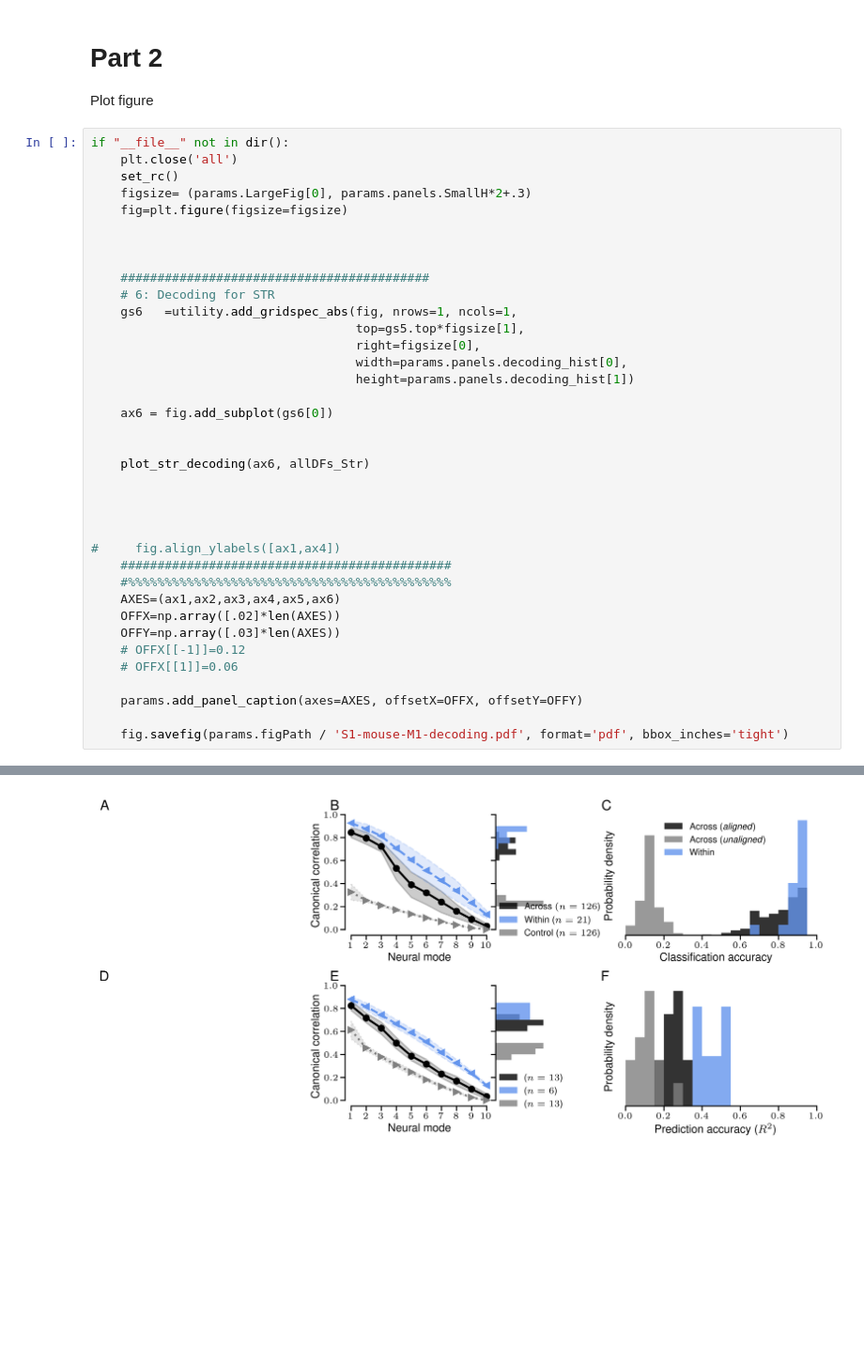
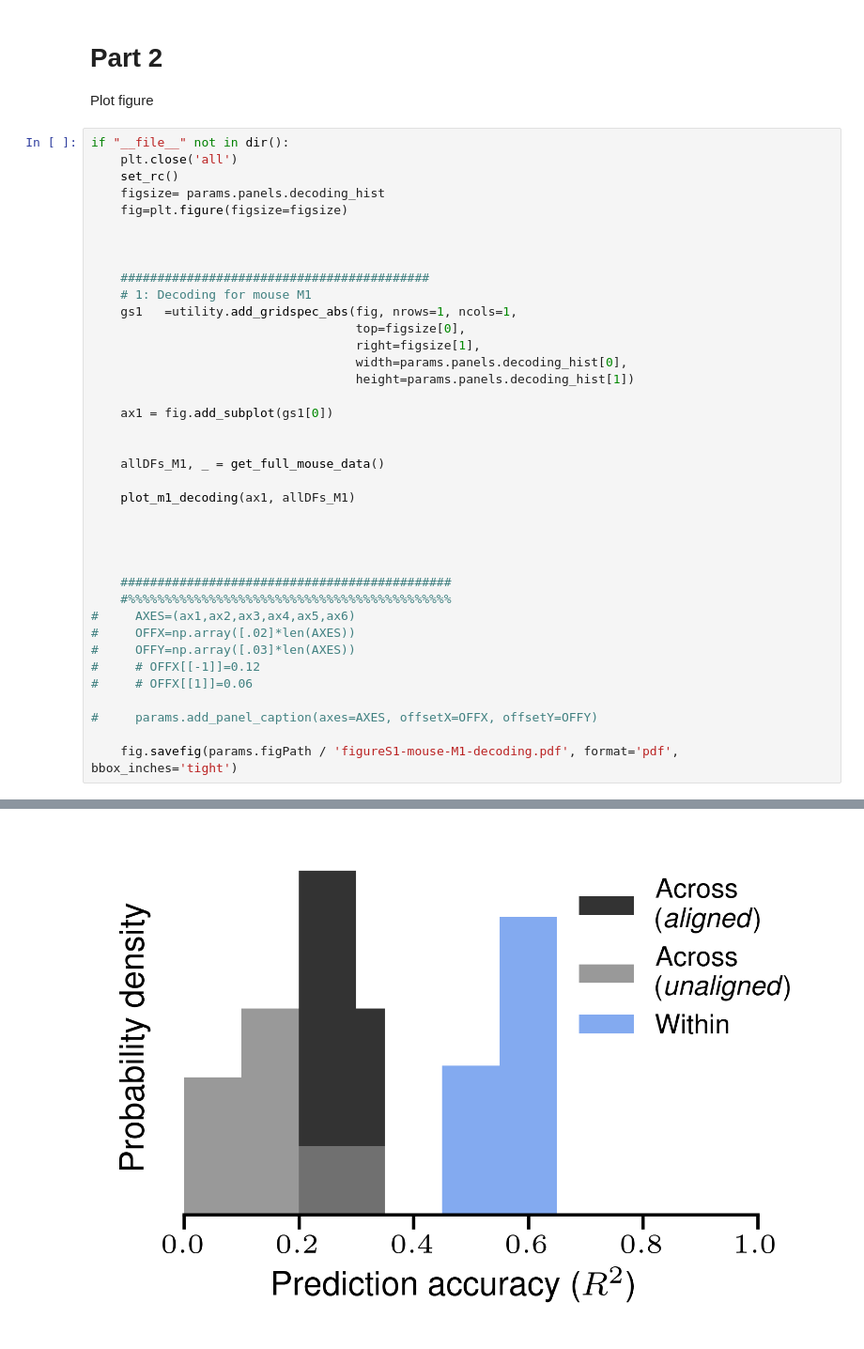
Before and after one commit to AtMostafa/multi-animal-alignment, a Jupyter notebook: paper/S1-mouse-M1-decoding.ipynb, the cells around one changed output, grey strips where cells are left out. Shown at 94% size. Drawn from its saved outputs; the diff is of its cells as text; blank space fills up the shorter version.

```diff
--- a/paper/S1-mouse-M1-decoding.ipynb
+++ b/paper/S1-mouse-M1-decoding.ipynb
@@ -276,37 +274,38 @@ Plot figure
 if "__file__" not in dir():
     plt.close('all')
     set_rc()
-    figsize= (params.LargeFig[0], params.panels.SmallH*2+.3)
+    figsize= params.panels.decoding_hist
     fig=plt.figure(figsize=figsize)
 
 
 
     ##########################################
-    # 6: Decoding for STR
-    gs6   =utility.add_gridspec_abs(fig, nrows=1, ncols=1,
-                                    top=gs5.top*figsize[1],
-                                    right=figsize[0],
+    # 1: Decoding for mouse M1
+    gs1   =utility.add_gridspec_abs(fig, nrows=1, ncols=1,
+                                    top=figsize[0],
+                                    right=figsize[1],
                                     width=params.panels.decoding_hist[0],
                                     height=params.panels.decoding_hist[1])
 
-    ax6 = fig.add_subplot(gs6[0])
+    ax1 = fig.add_subplot(gs1[0])
 
 
-    plot_str_decoding(ax6, allDFs_Str)
+    allDFs_M1, _ = get_full_mouse_data()
+
+    plot_m1_decoding(ax1, allDFs_M1)
 
 
 
 
-#     fig.align_ylabels([ax1,ax4])
     #############################################
     #%%%%%%%%%%%%%%%%%%%%%%%%%%%%%%%%%%%%%%%%%%%%
-    AXES=(ax1,ax2,ax3,ax4,ax5,ax6)
-    OFFX=np.array([.02]*len(AXES))
-    OFFY=np.array([.03]*len(AXES))
-    # OFFX[[-1]]=0.12
-    # OFFX[[1]]=0.06
+#     AXES=(ax1,ax2,ax3,ax4,ax5,ax6)
+#     OFFX=np.array([.02]*len(AXES))
+#     OFFY=np.array([.03]*len(AXES))
+#     # OFFX[[-1]]=0.12
+#     # OFFX[[1]]=0.06
 
-    params.add_panel_caption(axes=AXES, offsetX=OFFX, offsetY=OFFY)
+#     params.add_panel_caption(axes=AXES, offsetX=OFFX, offsetY=OFFY)
 
-    fig.savefig(params.figPath / 'S1-mouse-M1-decoding.pdf', format='pdf', bbox_inches='tight')
+    fig.savefig(params.figPath / 'figureS1-mouse-M1-decoding.pdf', format='pdf', bbox_inches='tight')
 # %% [output]
@@ -319 +314 @@ Executed: `plot_str_decoding` in 8.0s
-[figure, old version]
+[figure, new version]
```
Also changed, not shown: parts of 2 cells of this notebook, 1 other file.
